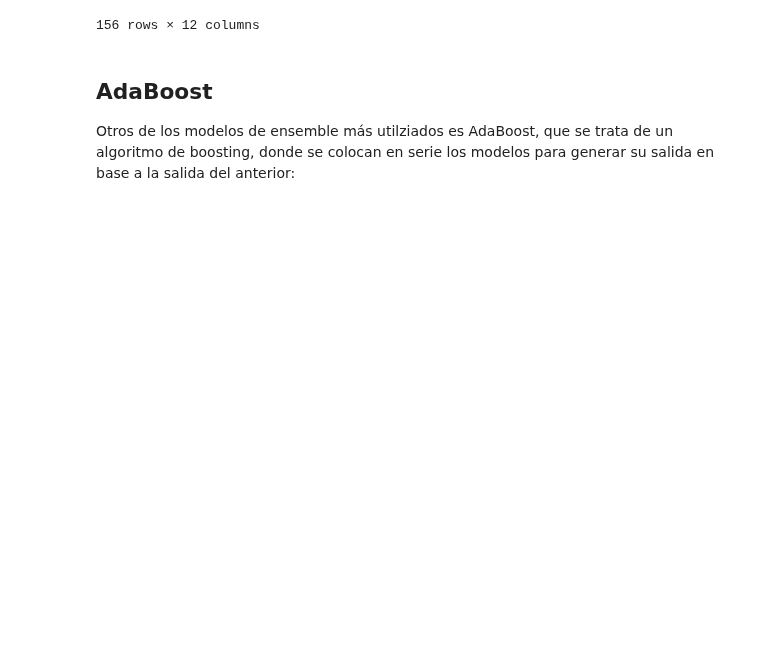
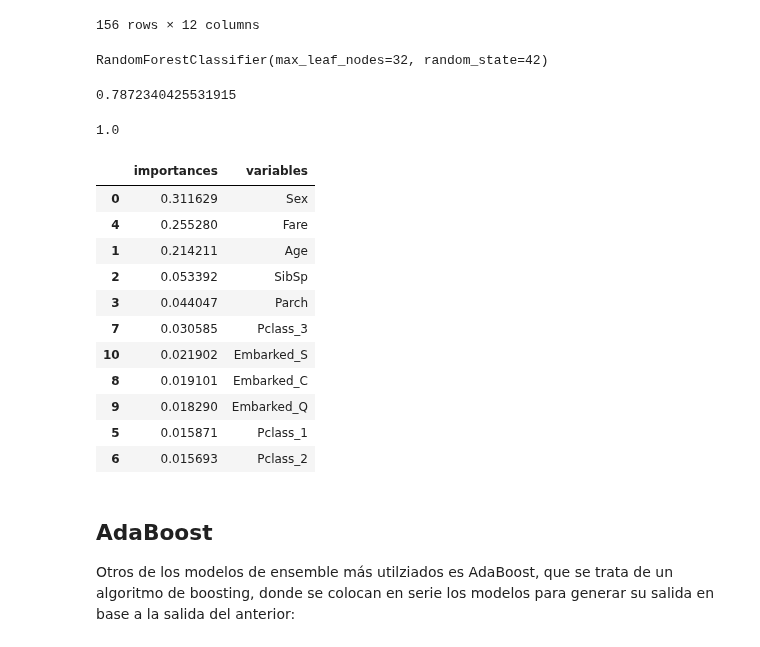
Before and after one commit to franciscocanon-thebridge/bootcamp_thebridge_PTSep20, a Jupyter notebook: Bloque 3 - Machine Learning/01_Supervisado/9-Ensemble/01_Ensemble_Modelos.ipynb, the cells around one changed output. Drawn from its saved outputs; the diff is of its cells as text; code cells hidden in the pictures; blank space fills up the shorter version.

```diff
--- a/Bloque 3 - Machine Learning/01_Supervisado/9-Ensemble/01_Ensemble_Modelos.ipynb
+++ b/Bloque 3 - Machine Learning/01_Supervisado/9-Ensemble/01_Ensemble_Modelos.ipynb
@@ -390,6 +554,8 @@ df['Age'] = df['Age'].fillna(df['Age'].mean())
 # En Pclass, vamos a convertirlo a string para luego hacer el One Hot Encoding.
 df['Pclass'] = df['Pclass'].astype(str)
 
+df['Sex'] = df['Sex'].apply(lambda x: x=='male')
+
 # Separamos las variables que podemos utilizar para predecir de la que queremos predecir:
 y_col = 'Survived'
 X_cols = [col for col in df.columns if col not in ['PassengerId', 'Name', 'Ticket', 'Cabin', 'Survived']]
@@ -399,6 +565,42 @@ y = df[y_col]
 
 # Tratamiento categóricas:
 X = pd.get_dummies(X)
+
+# Dividimos en train/test:
+X_train, X_test, y_train, y_test = train_test_split(X, y, test_size=.3, random_state=42)
+# %%
+# Creamos el modelo:
+rnd_clf = RandomForestClassifier(n_estimators=100, max_leaf_nodes=32, random_state=42)
+
+# Entrenamos:
+rnd_clf.fit(X_train, y_train)
+# %% [output]
+RandomForestClassifier(max_leaf_nodes=32, random_state=42)
+# %%
+# Calculamos score:
+rnd_clf.score(X_test, y_test)
+# %% [output]
+0.7872340425531915
+# %%
+# Calculamos score:
+rnd_clf.score(X_train, y_train)
+# %% [output]
+1.0
+# %%
+pd.DataFrame({'importances': rnd_clf.feature_importances_, 'variables': X.columns}).sort_values(by='importances', ascending=False)
+# %% [output]
+|  | importances | variables |
+| 0 | 0.311629 | Sex |
+| 4 | 0.255280 | Fare |
+| 1 | 0.214211 | Age |
+| 2 | 0.053392 | SibSp |
+| 3 | 0.044047 | Parch |
+| 7 | 0.030585 | Pclass_3 |
+| 10 | 0.021902 | Embarked_S |
+| 8 | 0.019101 | Embarked_C |
+| 9 | 0.018290 | Embarked_Q |
+| 5 | 0.015871 | Pclass_1 |
+| 6 | 0.015693 | Pclass_2 |
 # %% [markdown]
 ## AdaBoost
 
```
Also changed, not shown: parts of 39 cells of this notebook, 20 other files.
